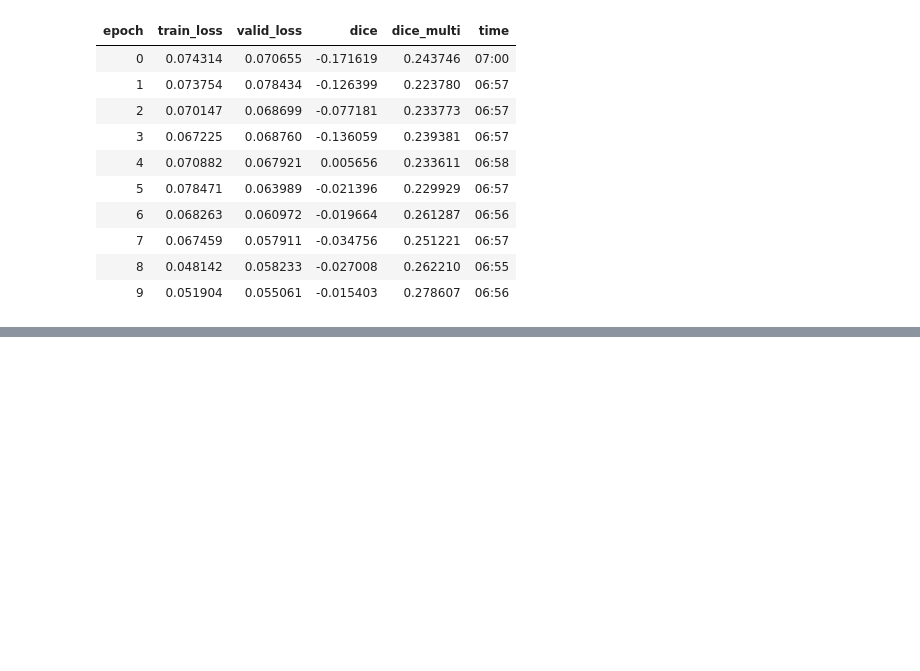
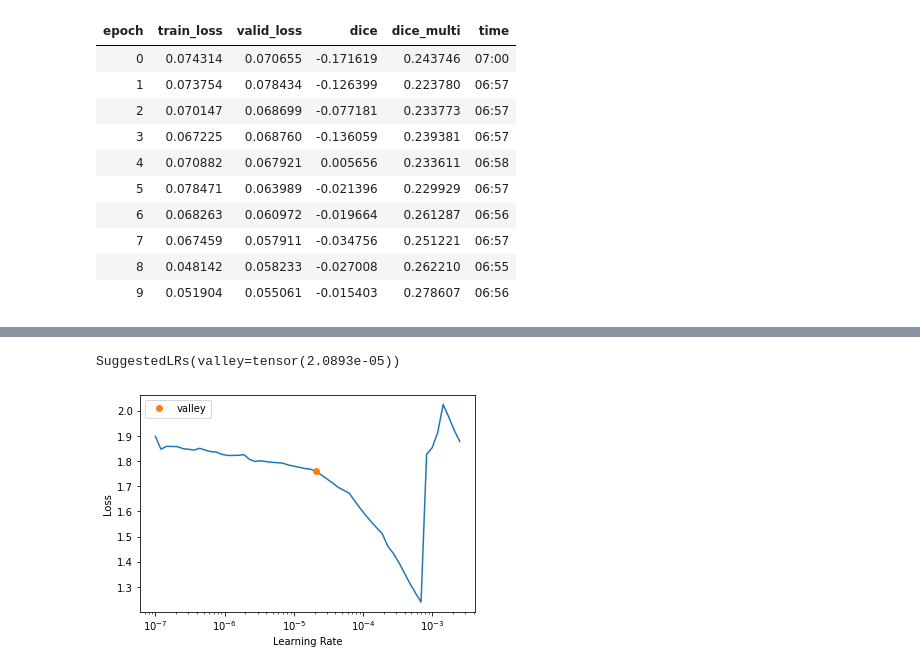
Before and after one commit to bilalcodehub/severstal-steel-defects-detection, a Jupyter notebook: 04_FullTrainingPipeline.ipynb, the cells around one changed output, grey strips where cells are left out. Saved outputs shown, nothing was run; the diff lists cells and outputs as text; code cells hidden in the pictures; blank space fills up the shorter version.

```diff
--- a/04_FullTrainingPipeline.ipynb
+++ b/04_FullTrainingPipeline.ipynb
@@ -302,0 +385,2 @@ learn.fine_tune(10, base_lr=1e-2)
+# %%
+learn = unet_learner(dls, resnet34, loss_func=CustomComboLoss(), metrics=[Dice, DiceMulti], cbs=[GradientAccumulation(n_acc=24), WandbCallback(log_model=True), SaveModelCallback()])
@@ -302,0 +389,3 @@ learn.fine_tune(10, base_lr=1e-2)
+# %%
+learn.lr_find()
+# %% [output]
@@ -302,0 +393,2 @@ learn.fine_tune(10, base_lr=1e-2)
+SuggestedLRs(valley=tensor(2.0893e-05))
+[figure, added]
```
Also changed, not shown: parts of 37 cells of this notebook.
